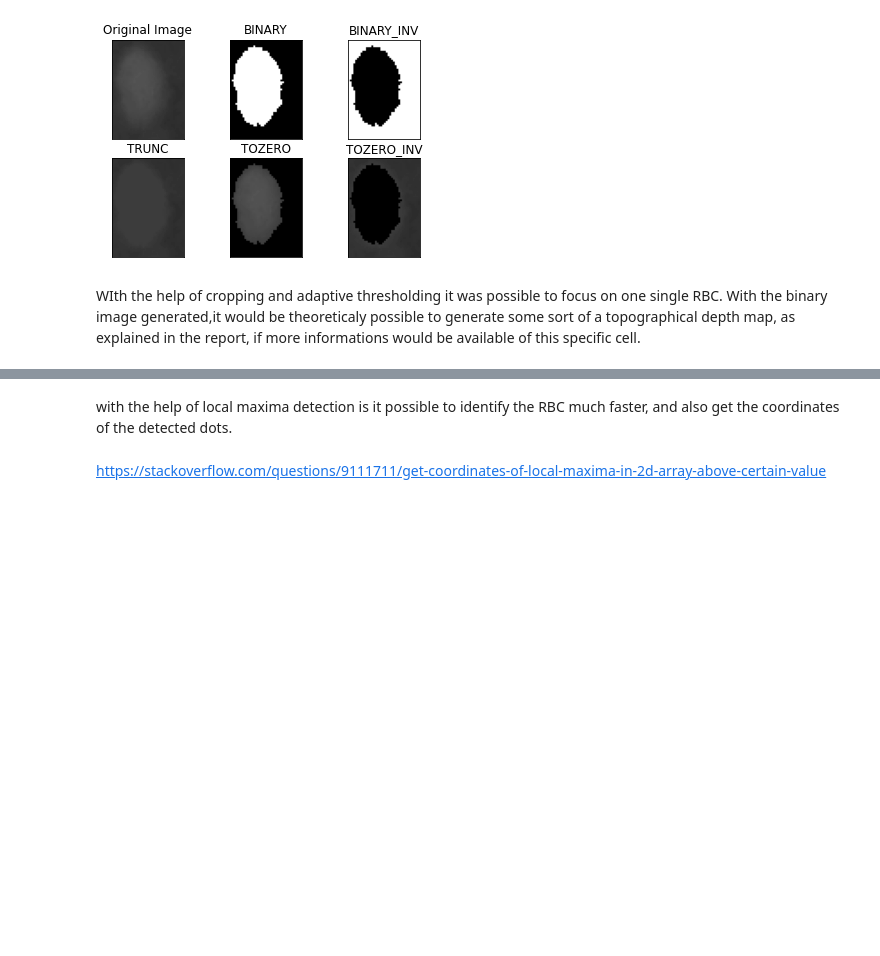
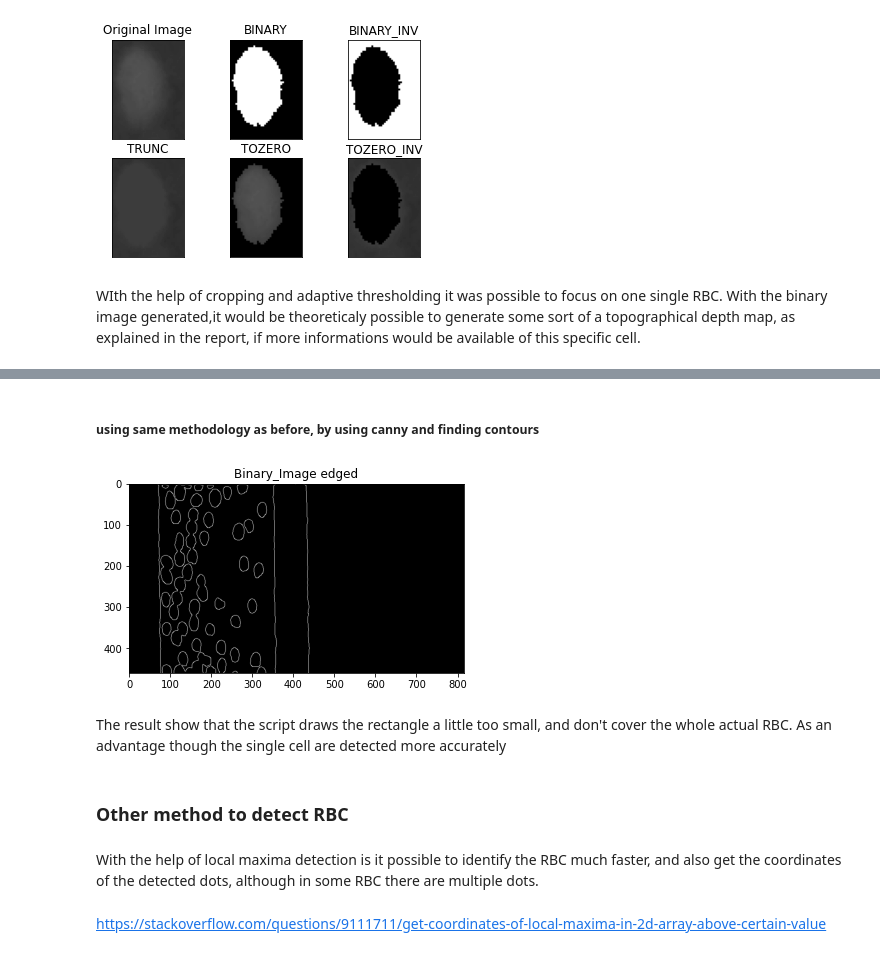
Before and after one commit to DominiquePeytrignet/IP2, a Jupyter notebook: PythonFiles/Red_Blood_Cell.ipynb, the cells around one changed output, grey strips where cells are left out. Saved outputs shown, nothing was run; the diff lists cells and outputs as text; code cells hidden in the pictures; blank space fills up the shorter version.

```diff
--- a/PythonFiles/Red_Blood_Cell.ipynb
+++ b/PythonFiles/Red_Blood_Cell.ipynb
@@ -317,0 +339,15 @@ plt.show()
+# %% [markdown]
+##### using same methodology as before, by using canny and finding contours
+# %%
+#Canny edge detection
+binary_img = cv2.imread("Created_Images/Binary.png")
+binary_edged = cv2.Canny(binary_img, 10, 30, None, 3)
+
+
+binary_edged_show = cv2.cvtColor(binary_edged, cv2.COLOR_GRAY2RGB)
+
+plt.imshow(binary_edged_show)
+plt.title("Binary_Image edged")
+plt.show()
+# %% [output]
+[figure, added]
@@ -318,5 +436,9 @@ plt.show()
+# %% [markdown]
+The result show that the script draws the rectangle a little too small, and don't cover the whole actual RBC. As an advantage though the single cell are detected more accurately
+# %% [markdown]
+### Other method to detect RBC
 # %% [markdown]
-with the help of local maxima detection is it possible to identify the RBC much faster, and also get the coordinates of the detected dots.
+With the help of local maxima detection is it possible to identify the RBC much faster, and also get the coordinates of the detected dots, although in some RBC there are multiple dots.
 # %% [markdown]
 https://stackoverflow.com/questions/9111711/get-coordinates-of-local-maxima-in-2d-array-above-certain-value
 # %%
```
Also changed, not shown: parts of 4 cells of this notebook.
